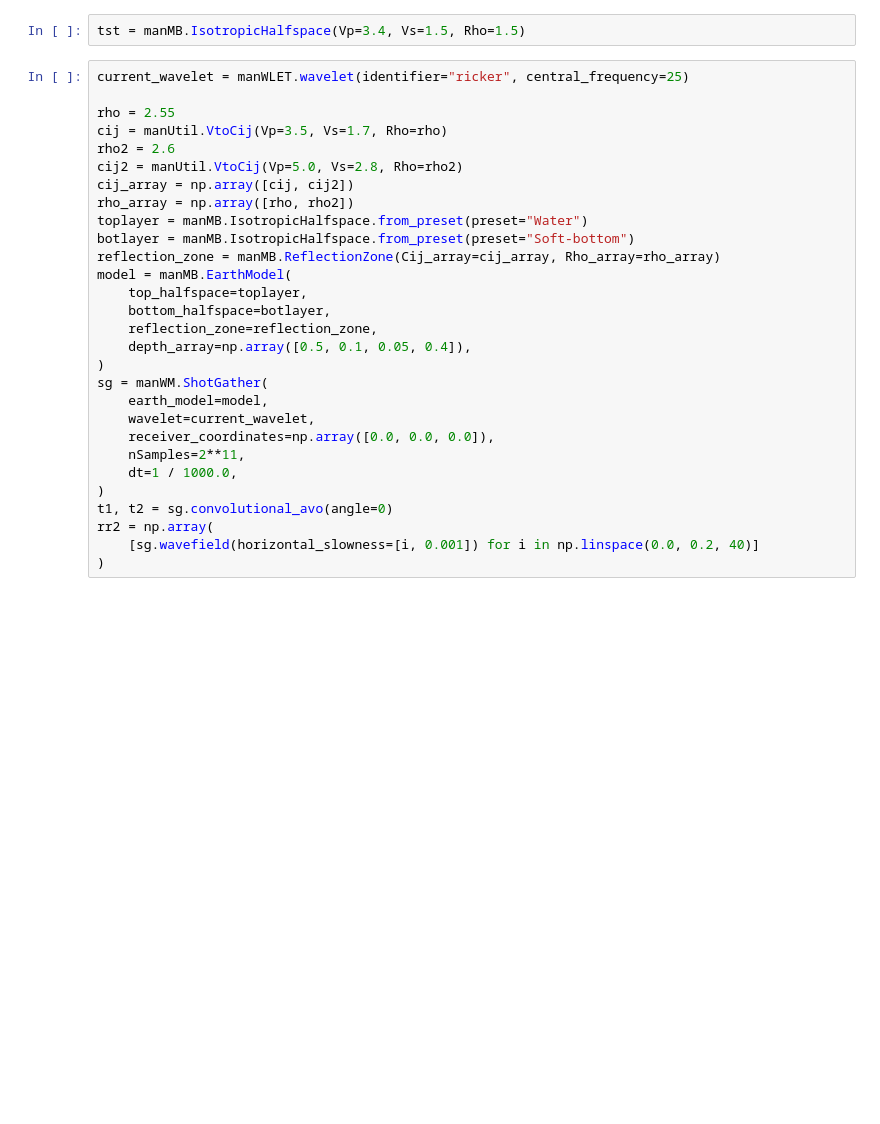
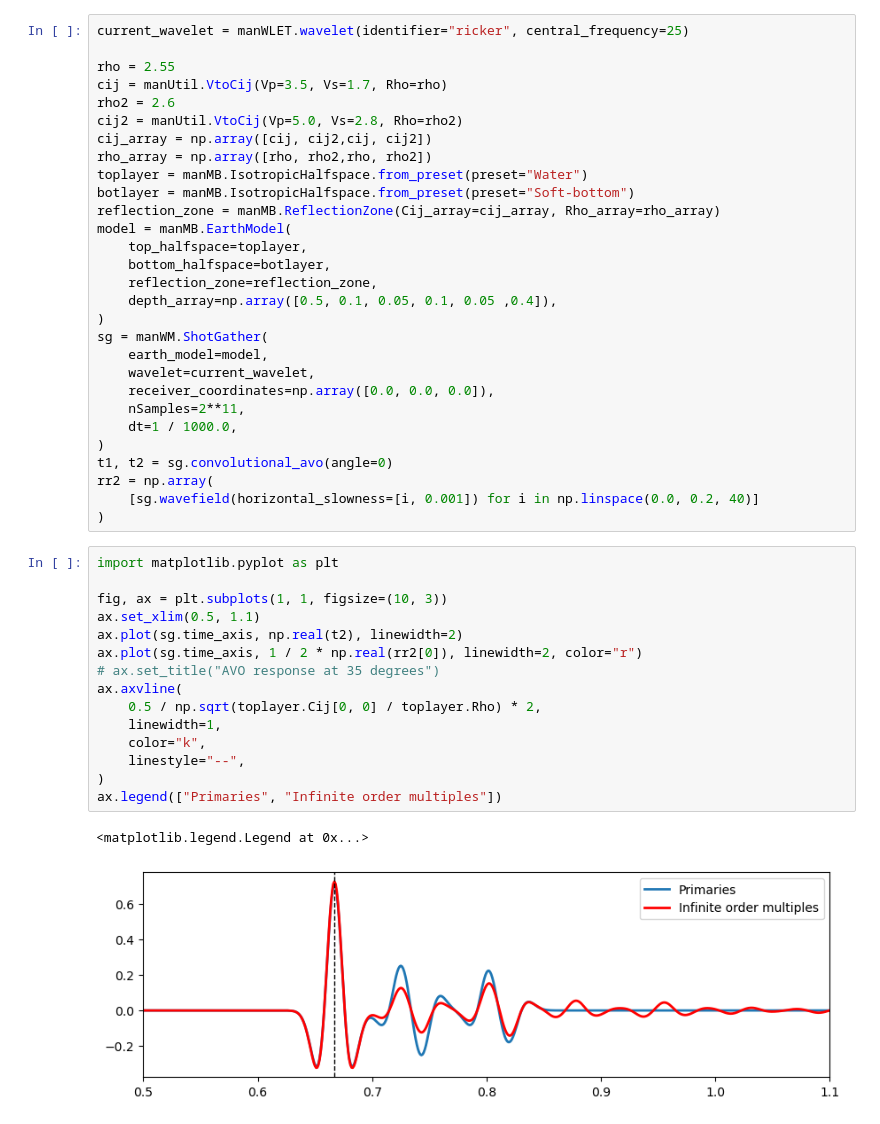
Before and after one commit to gpap-gpap/mantis-core-examples, a Jupyter notebook: Example_4_WaveModelling.ipynb, the cells around one changed output. Saved outputs shown, nothing was run; the diff lists cells and outputs as text; blank space fills up the shorter version.

Commit message:
wave modelling with image

```diff
--- a/Example_4_WaveModelling.ipynb
+++ b/Example_4_WaveModelling.ipynb
@@ -12,8 +10,6 @@ import numpy as np
 # %% [output]
 The autoreload extension is already loaded. To reload it, use:
   %reload_ext autoreload
-# %%
-tst = manMB.IsotropicHalfspace(Vp=3.4, Vs=1.5, Rho=1.5)
 # %%
 current_wavelet = manWLET.wavelet(identifier="ricker", central_frequency=25)
 
@@ -21,8 +17,8 @@ rho = 2.55
 cij = manUtil.VtoCij(Vp=3.5, Vs=1.7, Rho=rho)
 rho2 = 2.6
 cij2 = manUtil.VtoCij(Vp=5.0, Vs=2.8, Rho=rho2)
-cij_array = np.array([cij, cij2])
-rho_array = np.array([rho, rho2])
+cij_array = np.array([cij, cij2,cij, cij2])
+rho_array = np.array([rho, rho2,rho, rho2])
 toplayer = manMB.IsotropicHalfspace.from_preset(preset="Water")
 botlayer = manMB.IsotropicHalfspace.from_preset(preset="Soft-bottom")
 reflection_zone = manMB.ReflectionZone(Cij_array=cij_array, Rho_array=rho_array)
@@ -30,7 +26,7 @@ model = manMB.EarthModel(
     top_halfspace=toplayer,
     bottom_halfspace=botlayer,
     reflection_zone=reflection_zone,
-    depth_array=np.array([0.5, 0.1, 0.05, 0.4]),
+    depth_array=np.array([0.5, 0.1, 0.05, 0.1, 0.05 ,0.4]),
 )
 sg = manWM.ShotGather(
     earth_model=model,
@@ -43,3 +39,21 @@ t1, t2 = sg.convolutional_avo(angle=0)
 rr2 = np.array(
     [sg.wavefield(horizontal_slowness=[i, 0.001]) for i in np.linspace(0.0, 0.2, 40)]
 )
+# %%
+import matplotlib.pyplot as plt
+
+fig, ax = plt.subplots(1, 1, figsize=(10, 3))
+ax.set_xlim(0.5, 1.1)
+ax.plot(sg.time_axis, np.real(t2), linewidth=2)
+ax.plot(sg.time_axis, 1 / 2 * np.real(rr2[0]), linewidth=2, color="r")
+# ax.set_title("AVO response at 35 degrees")
+ax.axvline(
+    0.5 / np.sqrt(toplayer.Cij[0, 0] / toplayer.Rho) * 2,
+    linewidth=1,
+    color="k",
+    linestyle="--",
+)
+ax.legend(["Primaries", "Infinite order multiples"])
+# %% [output]
+<matplotlib.legend.Legend at 0x...>
+[figure, added]
```
Also changed, not shown: parts of 1 cell of this notebook.
